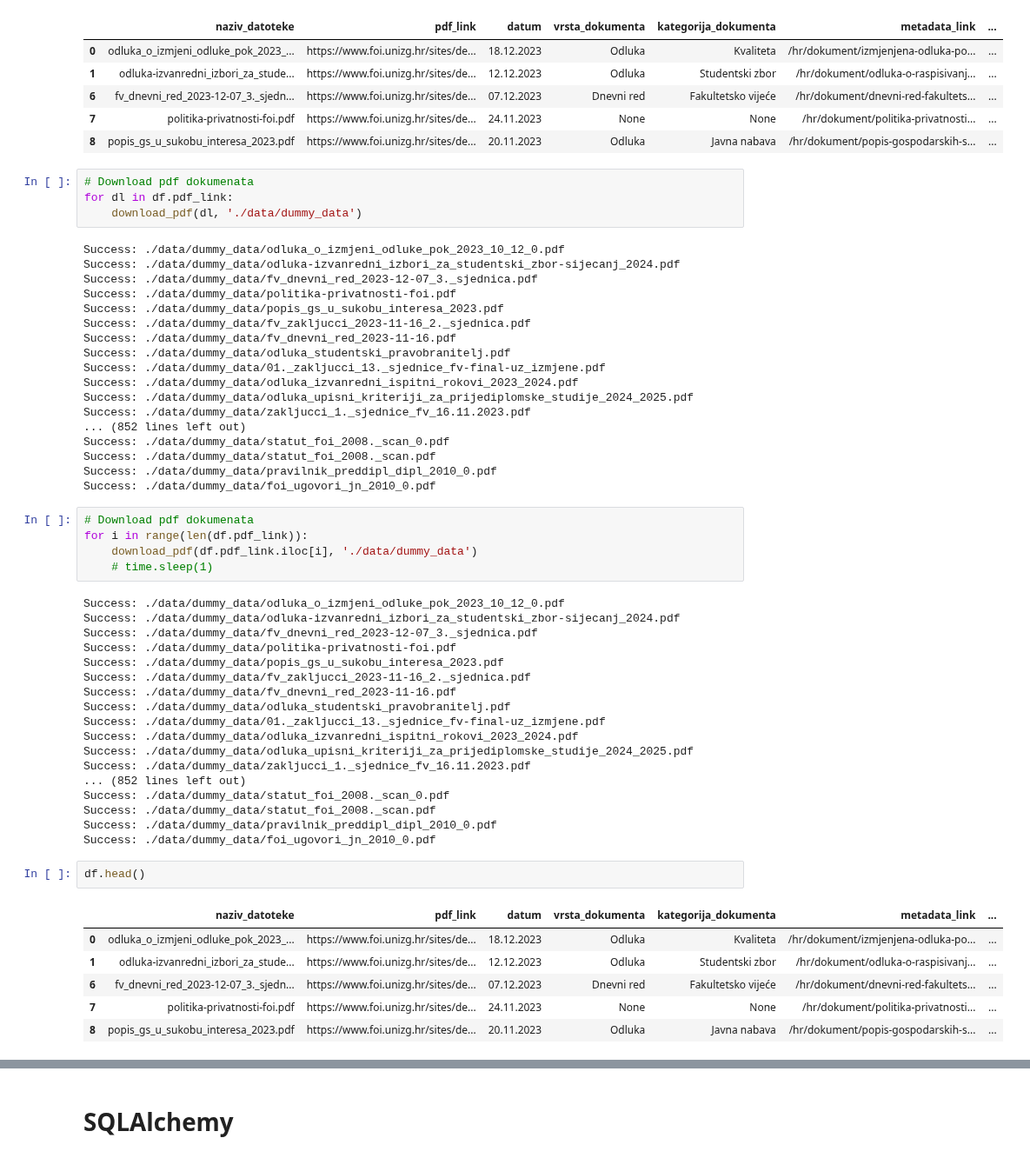
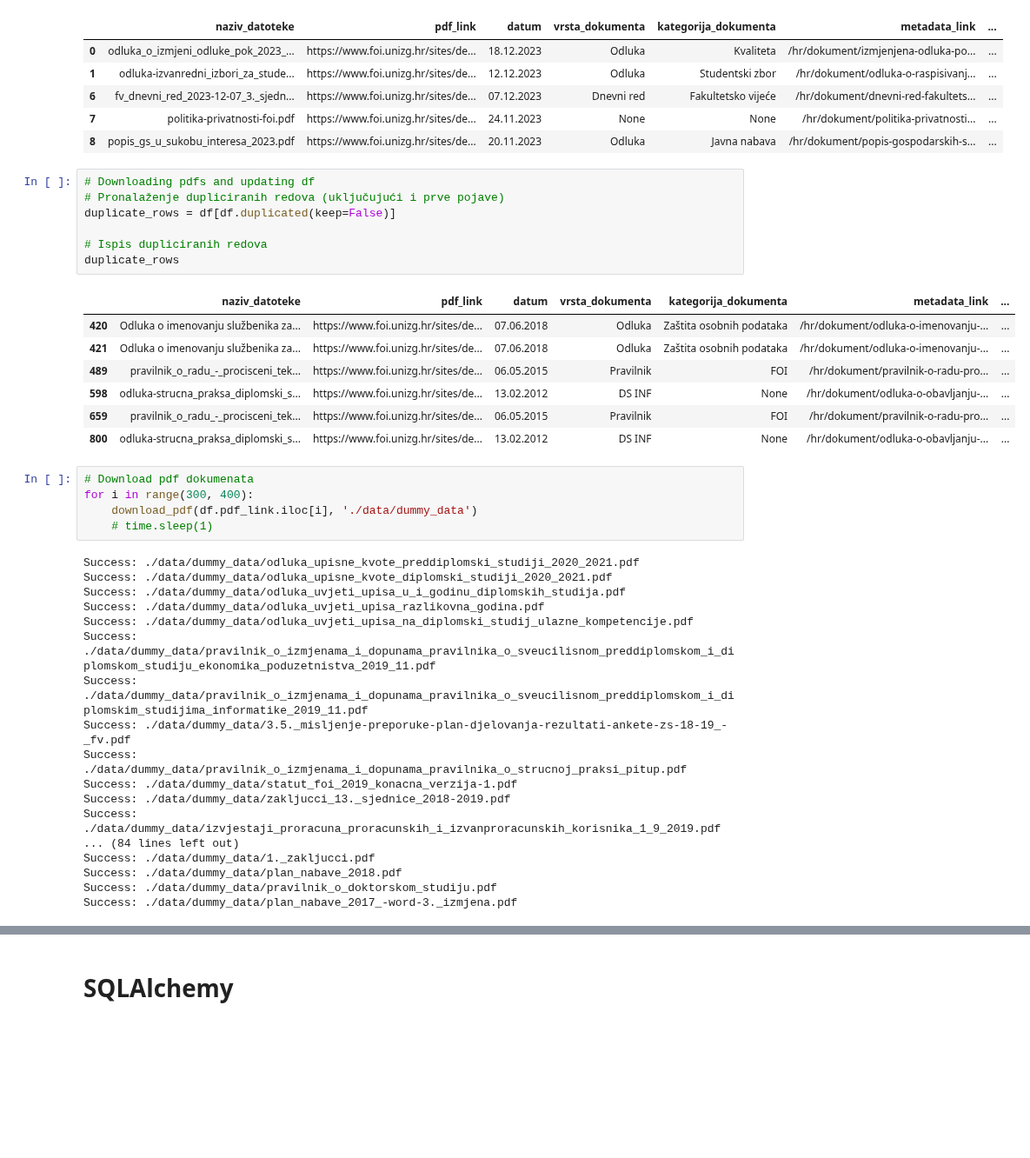
Before and after one commit to dsabljic/PAP-FOI-docs, a Jupyter notebook: Main.ipynb, the cells around one changed output, grey strips where cells are left out. Shown at 87% size. Cells and saved outputs as stored; diff of their text form; blank space fills up the shorter version.

```diff
--- a/Main.ipynb
+++ b/Main.ipynb
@@ -353,56 +359,40 @@ df.head()
 | 7 | politika-privatnosti-foi.pdf | https://www.foi.unizg.hr/sites/de... | 24.11.2023 | None | None | /hr/dokument/politika-privatnosti... | ... |
 | 8 | popis_gs_u_sukobu_interesa_2023.pdf | https://www.foi.unizg.hr/sites/de... | 20.11.2023 | Odluka | Javna nabava | /hr/dokument/popis-gospodarskih-s... | ... |
 # %%
-# Download pdf dokumenata
-for dl in df.pdf_link:
-    download_pdf(dl, './data/dummy_data')
+# Downloading pdfs and updating df
+# Pronalaženje dupliciranih redova (uključujući i prve pojave)
+duplicate_rows = df[df.duplicated(keep=False)]
+
+# Ispis dupliciranih redova
+duplicate_rows
 # %% [output]
-Success: ./data/dummy_data/odluka_o_izmjeni_odluke_pok_2023_10_12_0.pdf
-Success: ./data/dummy_data/odluka-izvanredni_izbori_za_studentski_zbor-sijecanj_2024.pdf
-Success: ./data/dummy_data/fv_dnevni_red_2023-12-07_3._sjednica.pdf
-Success: ./data/dummy_data/politika-privatnosti-foi.pdf
-Success: ./data/dummy_data/popis_gs_u_sukobu_interesa_2023.pdf
-Success: ./data/dummy_data/fv_zakljucci_2023-11-16_2._sjednica.pdf
-Success: ./data/dummy_data/fv_dnevni_red_2023-11-16.pdf
-Success: ./data/dummy_data/odluka_studentski_pravobranitelj.pdf
-Success: ./data/dummy_data/01._zakljucci_13._sjednice_fv-final-uz_izmjene.pdf
-Success: ./data/dummy_data/odluka_izvanredni_ispitni_rokovi_2023_2024.pdf
-Success: ./data/dummy_data/odluka_upisni_kriteriji_za_prijediplomske_studije_2024_2025.pdf
-Success: ./data/dummy_data/zakljucci_1._sjednice_fv_16.11.2023.pdf
-... (852 lines left out)
-Success: ./data/dummy_data/statut_foi_2008._scan_0.pdf
-Success: ./data/dummy_data/statut_foi_2008._scan.pdf
-Success: ./data/dummy_data/pravilnik_preddipl_dipl_2010_0.pdf
-Success: ./data/dummy_data/foi_ugovori_jn_2010_0.pdf
+|  | naziv_datoteke | pdf_link | datum | vrsta_dokumenta | kategorija_dokumenta | metadata_link | ... |
+| 420 | Odluka o imenovanju službenika za... | https://www.foi.unizg.hr/sites/de... | 07.06.2018 | Odluka | Zaštita osobnih podataka | /hr/dokument/odluka-o-imenovanju-... | ... |
+| 421 | Odluka o imenovanju službenika za... | https://www.foi.unizg.hr/sites/de... | 07.06.2018 | Odluka | Zaštita osobnih podataka | /hr/dokument/odluka-o-imenovanju-... | ... |
+| 489 | pravilnik_o_radu_-_procisceni_tek... | https://www.foi.unizg.hr/sites/de... | 06.05.2015 | Pravilnik | FOI | /hr/dokument/pravilnik-o-radu-pro... | ... |
+| 598 | odluka-strucna_praksa_diplomski_s... | https://www.foi.unizg.hr/sites/de... | 13.02.2012 | DS INF | None | /hr/dokument/odluka-o-obavljanju-... | ... |
+| 659 | pravilnik_o_radu_-_procisceni_tek... | https://www.foi.unizg.hr/sites/de... | 06.05.2015 | Pravilnik | FOI | /hr/dokument/pravilnik-o-radu-pro... | ... |
+| 800 | odluka-strucna_praksa_diplomski_s... | https://www.foi.unizg.hr/sites/de... | 13.02.2012 | DS INF | None | /hr/dokument/odluka-o-obavljanju-... | ... |
 # %%
 # Download pdf dokumenata
-for i in range(len(df.pdf_link)):
+for i in range(300, 400):
     download_pdf(df.pdf_link.iloc[i], './data/dummy_data')
     # time.sleep(1)
 # %% [output]
-Success: ./data/dummy_data/odluka_o_izmjeni_odluke_pok_2023_10_12_0.pdf
-Success: ./data/dummy_data/odluka-izvanredni_izbori_za_studentski_zbor-sijecanj_2024.pdf
-Success: ./data/dummy_data/fv_dnevni_red_2023-12-07_3._sjednica.pdf
-Success: ./data/dummy_data/politika-privatnosti-foi.pdf
-Success: ./data/dummy_data/popis_gs_u_sukobu_interesa_2023.pdf
-Success: ./data/dummy_data/fv_zakljucci_2023-11-16_2._sjednica.pdf
-Success: ./data/dummy_data/fv_dnevni_red_2023-11-16.pdf
-Success: ./data/dummy_data/odluka_studentski_pravobranitelj.pdf
-Success: ./data/dummy_data/01._zakljucci_13._sjednice_fv-final-uz_izmjene.pdf
-Success: ./data/dummy_data/odluka_izvanredni_ispitni_rokovi_2023_2024.pdf
-Success: ./data/dummy_data/odluka_upisni_kriteriji_za_prijediplomske_studije_2024_2025.pdf
-Success: ./data/dummy_data/zakljucci_1._sjednice_fv_16.11.2023.pdf
-... (852 lines left out)
-Success: ./data/dummy_data/statut_foi_2008._scan_0.pdf
-Success: ./data/dummy_data/statut_foi_2008._scan.pdf
-Success: ./data/dummy_data/pravilnik_preddipl_dipl_2010_0.pdf
-Success: ./data/dummy_data/foi_ugovori_jn_2010_0.pdf
+Success: ./data/dummy_data/odluka_upisne_kvote_preddiplomski_studiji_2020_2021.pdf
+Success: ./data/dummy_data/odluka_upisne_kvote_diplomski_studiji_2020_2021.pdf
+Success: ./data/dummy_data/odluka_uvjeti_upisa_u_i_godinu_diplomskih_studija.pdf
+Success: ./data/dummy_data/odluka_uvjeti_upisa_razlikovna_godina.pdf
+Success: ./data/dummy_data/odluka_uvjeti_upisa_na_diplomski_studij_ulazne_kompetencije.pdf
+Success: ./data/dummy_data/pravilnik_o_izmjenama_i_dopunama_pravilnika_o_sveucilisnom_preddiplomskom_i_diplomskom_studiju_ekonomika_poduzetnistva_2019_11.pdf
+Success: ./data/dummy_data/pravilnik_o_izmjenama_i_dopunama_pravilnika_o_sveucilisnom_preddiplomskom_i_diplomskim_studijima_informatike_2019_11.pdf
+Success: ./data/dummy_data/3.5._misljenje-preporuke-plan-djelovanja-rezultati-ankete-zs-18-19_-_fv.pdf
+Success: ./data/dummy_data/pravilnik_o_izmjenama_i_dopunama_pravilnika_o_strucnoj_praksi_pitup.pdf
+Success: ./data/dummy_data/statut_foi_2019_konacna_verzija-1.pdf
+Success: ./data/dummy_data/zakljucci_13._sjednice_2018-2019.pdf
+Success: ./data/dummy_data/izvjestaji_proracuna_proracunskih_i_izvanproracunskih_korisnika_1_9_2019.pdf
+... (84 lines left out)
+Success: ./data/dummy_data/1._zakljucci.pdf
+Success: ./data/dummy_data/plan_nabave_2018.pdf
+Success: ./data/dummy_data/pravilnik_o_doktorskom_studiju.pdf
+Success: ./data/dummy_data/plan_nabave_2017_-word-3._izmjena.pdf
-# %%
-df.head()
-# %% [output]
-|  | naziv_datoteke | pdf_link | datum | vrsta_dokumenta | kategorija_dokumenta | metadata_link | ... |
-| 0 | odluka_o_izmjeni_odluke_pok_2023_... | https://www.foi.unizg.hr/sites/de... | 18.12.2023 | Odluka | Kvaliteta | /hr/dokument/izmjenjena-odluka-po... | ... |
-| 1 | odluka-izvanredni_izbori_za_stude... | https://www.foi.unizg.hr/sites/de... | 12.12.2023 | Odluka | Studentski zbor | /hr/dokument/odluka-o-raspisivanj... | ... |
-| 6 | fv_dnevni_red_2023-12-07_3._sjedn... | https://www.foi.unizg.hr/sites/de... | 07.12.2023 | Dnevni red | Fakultetsko vijeće | /hr/dokument/dnevni-red-fakultets... | ... |
-| 7 | politika-privatnosti-foi.pdf | https://www.foi.unizg.hr/sites/de... | 24.11.2023 | None | None | /hr/dokument/politika-privatnosti... | ... |
-| 8 | popis_gs_u_sukobu_interesa_2023.pdf | https://www.foi.unizg.hr/sites/de... | 20.11.2023 | Odluka | Javna nabava | /hr/dokument/popis-gospodarskih-s... | ... |
```
Also changed, not shown: parts of 8 cells of this notebook.
